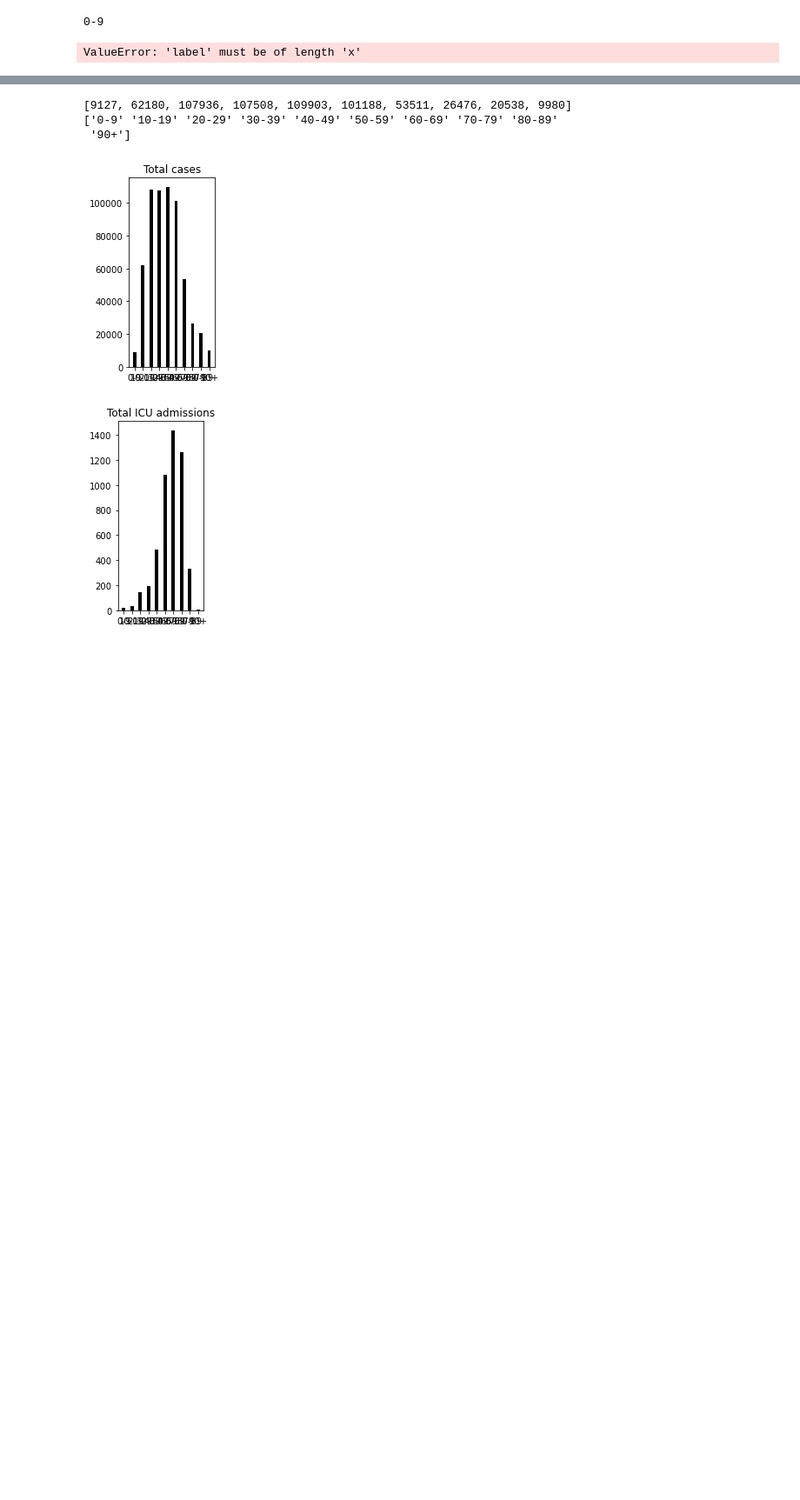
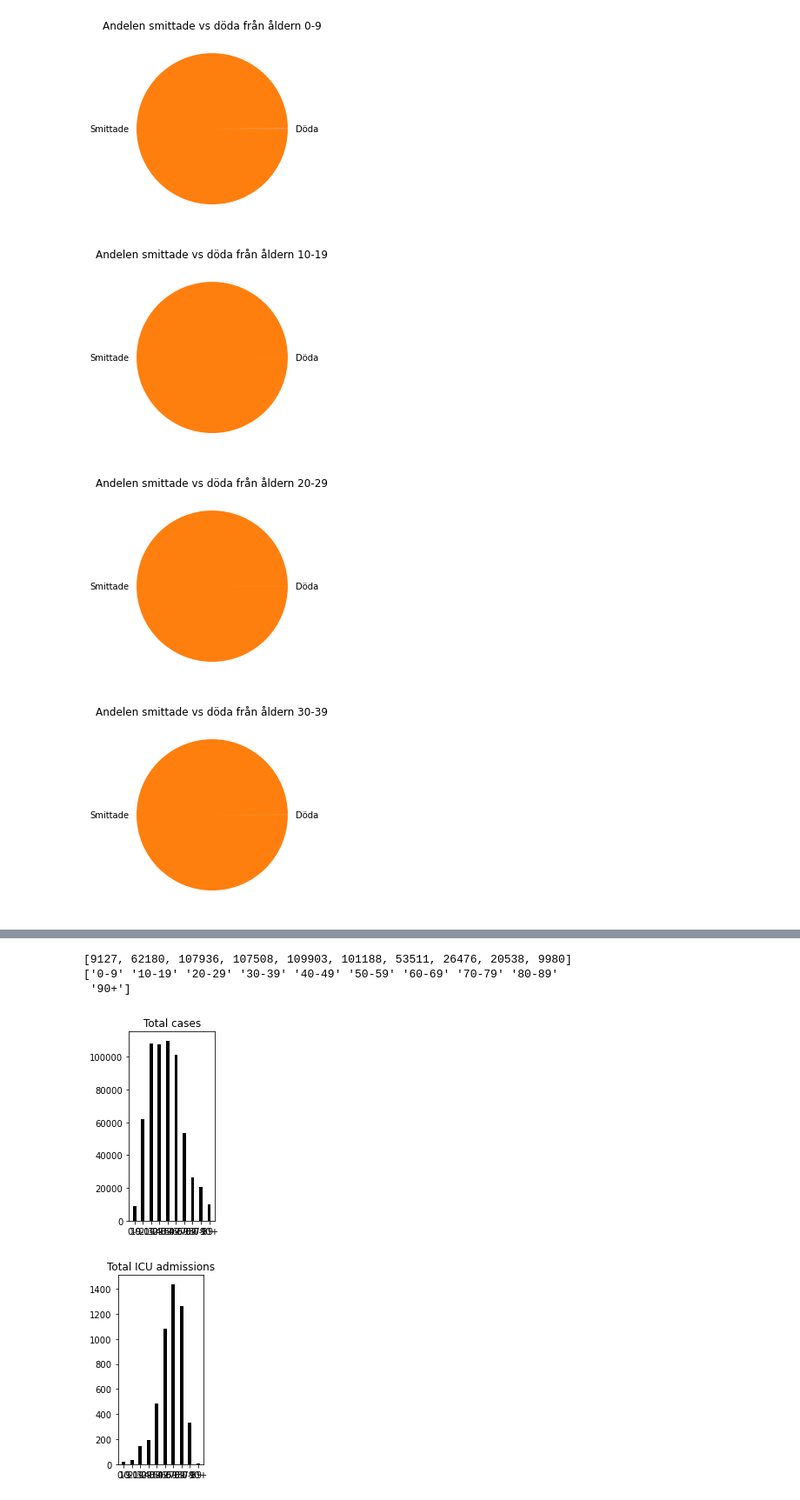
Before and after one commit to SannaIsak/sanna_isaksson_TE19C, a Jupyter notebook: Slutprojekt/dataanalys.ipynb, the cells around one changed output, grey strips where cells are left out. Shown: that part at 87% size. Cells and saved outputs as stored; diff of their text form; code cells hidden in the pictures; blank space fills up the shorter version.

Commit message:
fixa labels till pie chart

```diff
--- a/Slutprojekt/dataanalys.ipynb
+++ b/Slutprojekt/dataanalys.ipynb
@@ -1,26 +1,26 @@
 # %%
 import pandas as pd
 import matplotlib.pyplot as plt
 
 df = pd.read_csv("National_Total_Deaths_by_Age_Group.csv")
 
-#df
 percentage = dict(
 
 )
 
 for index,col in df.iterrows():
     deaths = col["Total_Deaths"] / col["Total_Cases"]
     non_deaths = 1 - deaths
     percentage[col["Age_Group"]] = deaths, non_deaths
 
-#print(percentage)
+labels = ["Döda", "Smittade"]
 
 for key, value in percentage.items():
-    #print(value)
-    print(key)
-    plt.pie(value, labels=key)
+    plt.pie(value, labels=labels)
+    plt.title(f"Andelen smittade vs döda från åldern {key}")
     plt.show()
 # %% [output]
-0-9
-ValueError: 'label' must be of length 'x'
+[figure, added]
+[figure, added]
+[figure, added]
+[figure, added]
```
Also changed, not shown: parts of 1 cell of this notebook.
